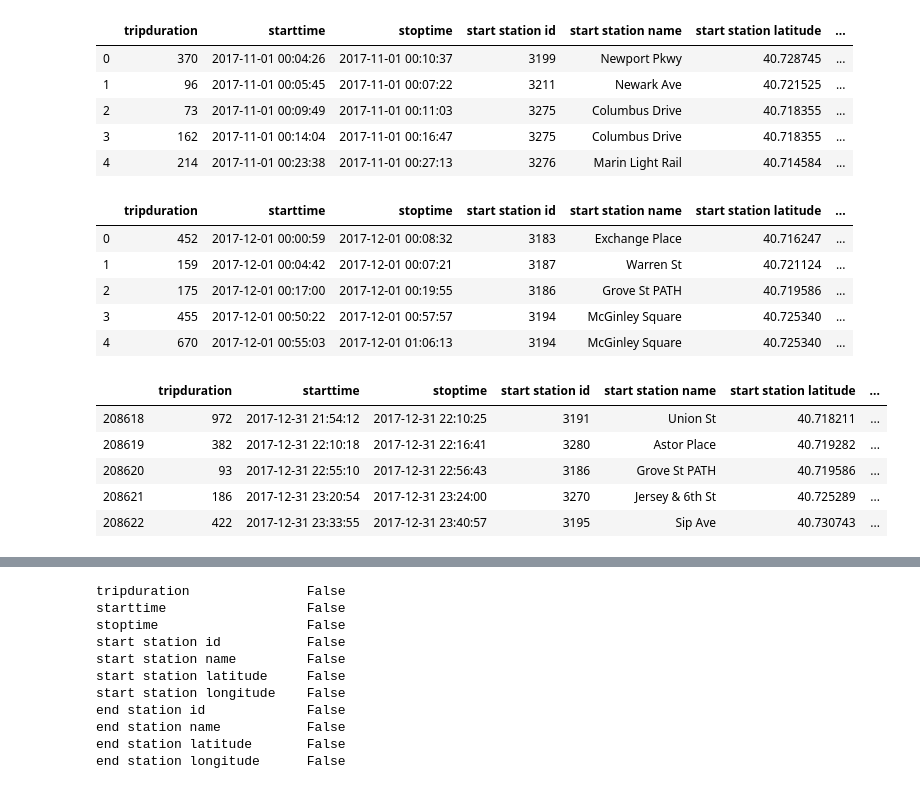
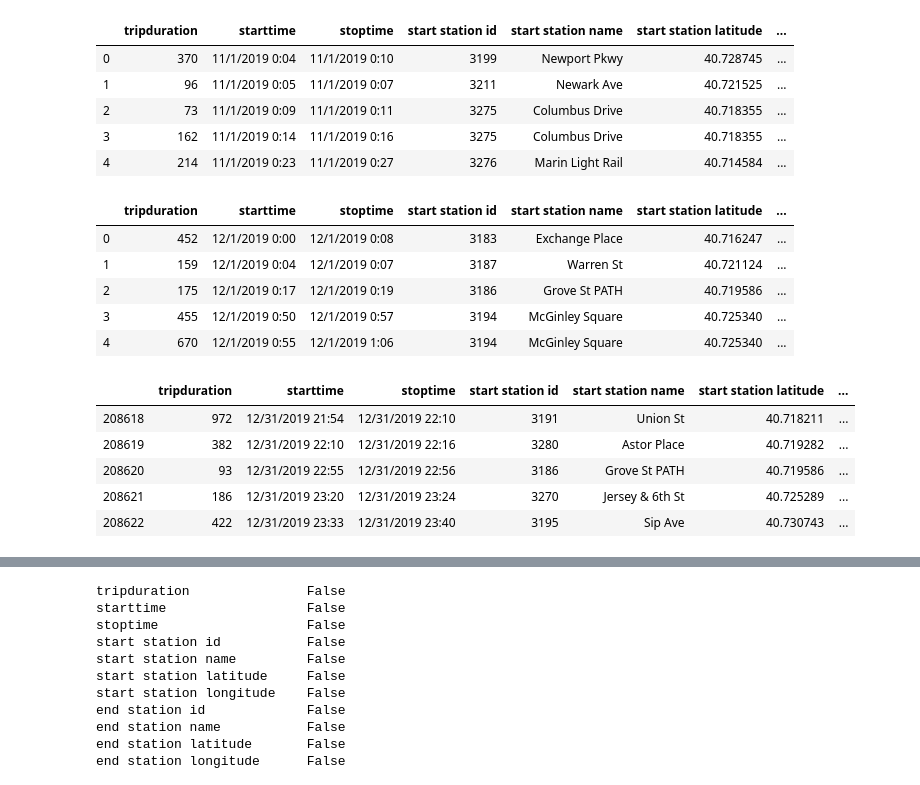
Before and after one commit to jbagri925/Citi-Bike-Analytics-With-Tableau, a Jupyter notebook: Jupyter_Notebook/data preparation.ipynb, the cells around one changed output, grey strips where cells are left out. Saved outputs shown, nothing was run; the diff lists cells and outputs as text; code cells hidden in the pictures.

```diff
--- a/Jupyter_Notebook/data preparation.ipynb
+++ b/Jupyter_Notebook/data preparation.ipynb
@@ -59,35 +59,35 @@ df10.head()
 # %%
-raw11 = pd.read_csv("../Resources/November-citibike-tripdata.csv")
-df11 = pd.DataFrame(raw11)
-df11.head()
+November = pd.read_csv("../Resources/November-citibike-tripdata.csv")
+November_df = pd.DataFrame(November)
+November_df.head()
 # %% [output]
 |  | tripduration | starttime | stoptime | start station id | start station name | start station latitude | ... |
-| 0 | 370 | 2017-11-01 00:04:26 | 2017-11-01 00:10:37 | 3199 | Newport Pkwy | 40.728745 | ... |
-| 1 | 96 | 2017-11-01 00:05:45 | 2017-11-01 00:07:22 | 3211 | Newark Ave | 40.721525 | ... |
-| 2 | 73 | 2017-11-01 00:09:49 | 2017-11-01 00:11:03 | 3275 | Columbus Drive | 40.718355 | ... |
-| 3 | 162 | 2017-11-01 00:14:04 | 2017-11-01 00:16:47 | 3275 | Columbus Drive | 40.718355 | ... |
-| 4 | 214 | 2017-11-01 00:23:38 | 2017-11-01 00:27:13 | 3276 | Marin Light Rail | 40.714584 | ... |
+| 0 | 370 | 11/1/2019 0:04 | 11/1/2019 0:10 | 3199 | Newport Pkwy | 40.728745 | ... |
+| 1 | 96 | 11/1/2019 0:05 | 11/1/2019 0:07 | 3211 | Newark Ave | 40.721525 | ... |
+| 2 | 73 | 11/1/2019 0:09 | 11/1/2019 0:11 | 3275 | Columbus Drive | 40.718355 | ... |
+| 3 | 162 | 11/1/2019 0:14 | 11/1/2019 0:16 | 3275 | Columbus Drive | 40.718355 | ... |
+| 4 | 214 | 11/1/2019 0:23 | 11/1/2019 0:27 | 3276 | Marin Light Rail | 40.714584 | ... |
 # %%
-raw12 = pd.read_csv("../Resources/December-citibike-tripdata.csv")
-df12 = pd.DataFrame(raw12)
-df12.head()
+December = pd.read_csv("../Resources/December-citibike-tripdata.csv")
+December_df = pd.DataFrame(December)
+December_df.head()
 # %% [output]
 |  | tripduration | starttime | stoptime | start station id | start station name | start station latitude | ... |
-| 0 | 452 | 2017-12-01 00:00:59 | 2017-12-01 00:08:32 | 3183 | Exchange Place | 40.716247 | ... |
-| 1 | 159 | 2017-12-01 00:04:42 | 2017-12-01 00:07:21 | 3187 | Warren St | 40.721124 | ... |
-| 2 | 175 | 2017-12-01 00:17:00 | 2017-12-01 00:19:55 | 3186 | Grove St PATH | 40.719586 | ... |
-| 3 | 455 | 2017-12-01 00:50:22 | 2017-12-01 00:57:57 | 3194 | McGinley Square | 40.725340 | ... |
-| 4 | 670 | 2017-12-01 00:55:03 | 2017-12-01 01:06:13 | 3194 | McGinley Square | 40.725340 | ... |
+| 0 | 452 | 12/1/2019 0:00 | 12/1/2019 0:08 | 3183 | Exchange Place | 40.716247 | ... |
+| 1 | 159 | 12/1/2019 0:04 | 12/1/2019 0:07 | 3187 | Warren St | 40.721124 | ... |
+| 2 | 175 | 12/1/2019 0:17 | 12/1/2019 0:19 | 3186 | Grove St PATH | 40.719586 | ... |
+| 3 | 455 | 12/1/2019 0:50 | 12/1/2019 0:57 | 3194 | McGinley Square | 40.725340 | ... |
+| 4 | 670 | 12/1/2019 0:55 | 12/1/2019 1:06 | 3194 | McGinley Square | 40.725340 | ... |
 # %%
-df_all =  pd.concat([df6, df7, df8, df9, df10, df11, df12], ignore_index=True)
+df_all =  pd.concat([June_df, July_df, August_df, September_df, October_df, November_df, December_df], ignore_index=True)
 df_all.tail()
 # %% [output]
 |  | tripduration | starttime | stoptime | start station id | start station name | start station latitude | ... |
-| 208618 | 972 | 2017-12-31 21:54:12 | 2017-12-31 22:10:25 | 3191 | Union St | 40.718211 | ... |
-| 208619 | 382 | 2017-12-31 22:10:18 | 2017-12-31 22:16:41 | 3280 | Astor Place | 40.719282 | ... |
-| 208620 | 93 | 2017-12-31 22:55:10 | 2017-12-31 22:56:43 | 3186 | Grove St PATH | 40.719586 | ... |
-| 208621 | 186 | 2017-12-31 23:20:54 | 2017-12-31 23:24:00 | 3270 | Jersey & 6th St | 40.725289 | ... |
-| 208622 | 422 | 2017-12-31 23:33:55 | 2017-12-31 23:40:57 | 3195 | Sip Ave | 40.730743 | ... |
+| 208618 | 972 | 12/31/2019 21:54 | 12/31/2019 22:10 | 3191 | Union St | 40.718211 | ... |
+| 208619 | 382 | 12/31/2019 22:10 | 12/31/2019 22:16 | 3280 | Astor Place | 40.719282 | ... |
+| 208620 | 93 | 12/31/2019 22:55 | 12/31/2019 22:56 | 3186 | Grove St PATH | 40.719586 | ... |
+| 208621 | 186 | 12/31/2019 23:20 | 12/31/2019 23:24 | 3270 | Jersey & 6th St | 40.725289 | ... |
+| 208622 | 422 | 12/31/2019 23:33 | 12/31/2019 23:40 | 3195 | Sip Ave | 40.730743 | ... |
 # %%
 df_all['gender']
 # %% [output]
```
Also changed, not shown: parts of 7 cells of this notebook.
